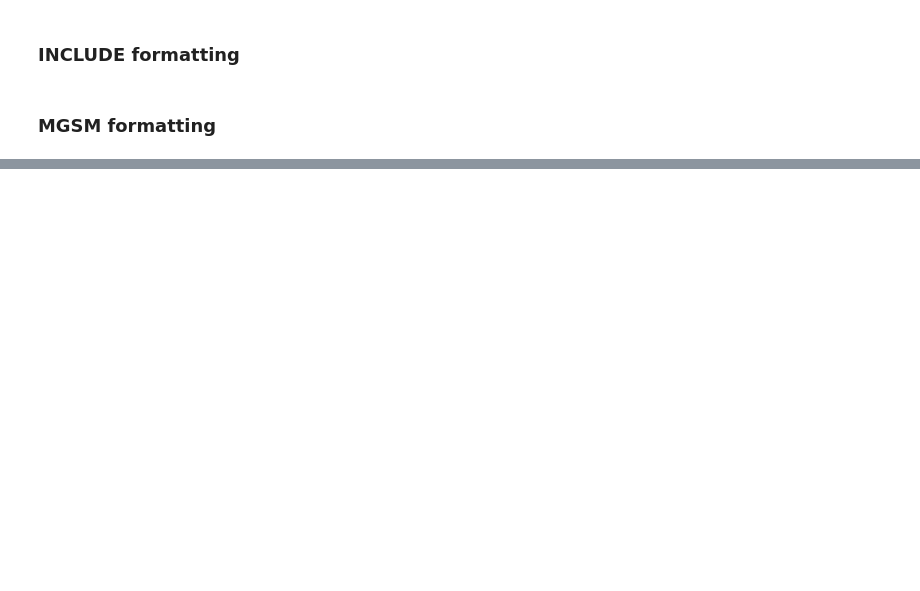
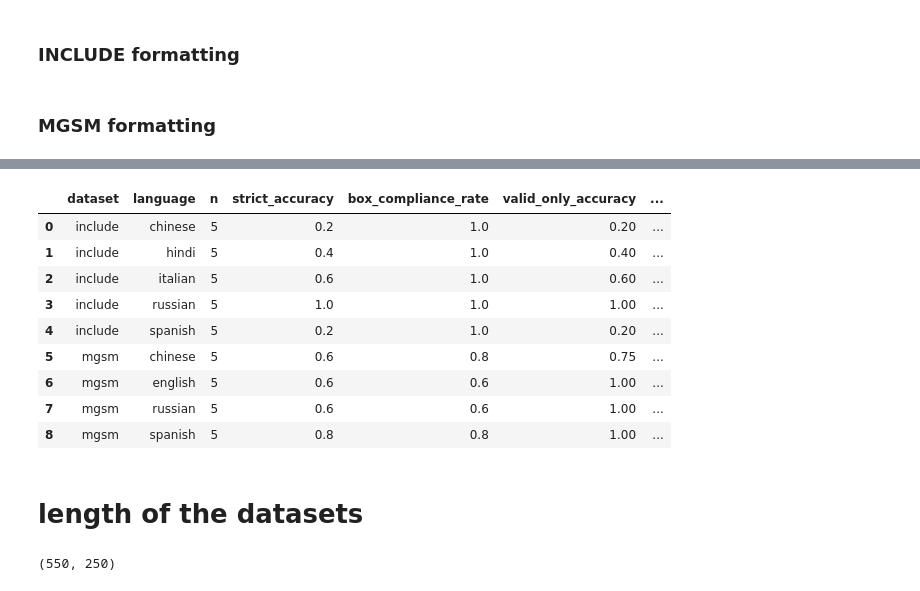
Before and after one commit to EPFLHenrik/LLM-Finetuning, a Jupyter notebook: multilingual/notebooks/1_eval.ipynb, the cells around one changed output, grey strips where cells are left out. Cells and saved outputs as stored; diff of their text form; code cells hidden in the pictures; blank space fills up the shorter version.

Commit message:
eval mgsm include (test) w my format + convert to expected from them format

```diff
--- a/multilingual/notebooks/1_eval.ipynb
+++ b/multilingual/notebooks/1_eval.ipynb
@@ -290,10 +327,19 @@ def infer_mgsm_question_key(ex: Dict[str, Any]) -> str:
 
 
 def infer_mgsm_answer_key(ex: Dict[str, Any]) -> str:
-    for key in ["answer", "target", "output", "label"]:
-        if key in ex:
+    for key in ["answer_number", "answer", "target", "output", "label"]:
+        if key in ex and ex[key] is not None:
             return key
     raise KeyError(f"Could not infer MGSM answer key. Keys: {list(ex.keys())}")
+
+
+def normalize_mgsm_gold_answer(answer: Any) -> str:
+    answer_str = str(answer).strip()
+
+    if "####" in answer_str:
+        answer_str = answer_str.split("####")[-1].strip()
+
+    return answer_str
 
 
 def format_mgsm_example(ex: Dict[str, Any], language: str, idx: int) -> Dict[str, Any]:
@@ -301,7 +347,7 @@ def format_mgsm_example(ex: Dict[str, Any], language: str, idx: int) -> Dict[str
     answer_key = infer_mgsm_answer_key(ex)
 
     question = str(ex[question_key])
-    gold = str(ex[answer_key]).strip()
+    gold = normalize_mgsm_gold_answer(ex[answer_key])
 
     prompt = (
         f"{question}\n\n"
@@ -323,14 +369,18 @@ def format_mgsm_example(ex: Dict[str, Any], language: str, idx: int) -> Dict[str
         "answer": gold,
         "metadata": metadata,
     }
+def load_mgsm_examples(language: str, n: int) -> List[Dict[str, Any]]:
+    mgsm_configs = TARGET_LANGUAGES[language]["mgsm_configs"]
 
+    if not mgsm_configs:
+        print(f"[MGSM] No MGSM config for {language}; skipping.")
+        return []
 
-def load_mgsm_examples(language: str, n: int) -> List[Dict[str, Any]]:
     available_configs = get_dataset_config_names("juletxara/mgsm")
     config_lookup = {c.lower(): c for c in available_configs}
 
     chosen_config = None
-    for candidate in TARGET_LANGUAGES[language]["mgsm_configs"]:
+    for candidate in mgsm_configs:
         if candidate.lower() in config_lookup:
             chosen_config = config_lookup[candidate.lower()]
             break
@@ -462 +612,35 @@ mgsm/english: accuracy = 0.000 (0/20)
 Saved: /scratch/workspace/emma/standard-project-m2-mystery-machine/multilingual/results/base_qwen/mgsm_english_base_qwen.jsonl
+# %%
+df_all = pd.concat(all_results, ignore_index=True)
+
+summary_rows = []
+
+for (dataset, language), group in df_all.groupby(["dataset", "language"]):
+    valid = group[~group["missing_box"]]
+
+    summary_rows.append({
+        "dataset": dataset,
+        "language": language,
+        "n": len(group),
+        "strict_accuracy": group["correct"].mean(),
+        "box_compliance_rate": (~group["missing_box"]).mean(),
+        "valid_only_accuracy": valid["correct"].mean() if len(valid) > 0 else None,
+        "fallback_accuracy": group["fallback_correct"].mean(),
+        "n_valid_boxed": len(valid),
+    })
+
+summary = pd.DataFrame(summary_rows)
+summary
+# %% [output]
+|  | dataset | language | n | strict_accuracy | box_compliance_rate | valid_only_accuracy | ... |
+| 0 | include | chinese | 5 | 0.2 | 1.0 | 0.20 | ... |
+| 1 | include | hindi | 5 | 0.4 | 1.0 | 0.40 | ... |
+| 2 | include | italian | 5 | 0.6 | 1.0 | 0.60 | ... |
+| 3 | include | russian | 5 | 1.0 | 1.0 | 1.00 | ... |
+| 4 | include | spanish | 5 | 0.2 | 1.0 | 0.20 | ... |
+| 5 | mgsm | chinese | 5 | 0.6 | 0.8 | 0.75 | ... |
+| 6 | mgsm | english | 5 | 0.6 | 0.6 | 1.00 | ... |
+| 7 | mgsm | russian | 5 | 0.6 | 0.6 | 1.00 | ... |
+| 8 | mgsm | spanish | 5 | 0.8 | 0.8 | 1.00 | ... |
+# %% [markdown]
+# length of the datasets
@@ -462,0 +651,4 @@ Saved: /scratch/workspace/emma/standard-project-m2-mystery-machine/multilingual/
+# %%
+len(include_examples), len(mgsm_examples)
+# %% [output]
+(550, 250)
```
Also changed, not shown: parts of 15 cells of this notebook, 11 other files.
